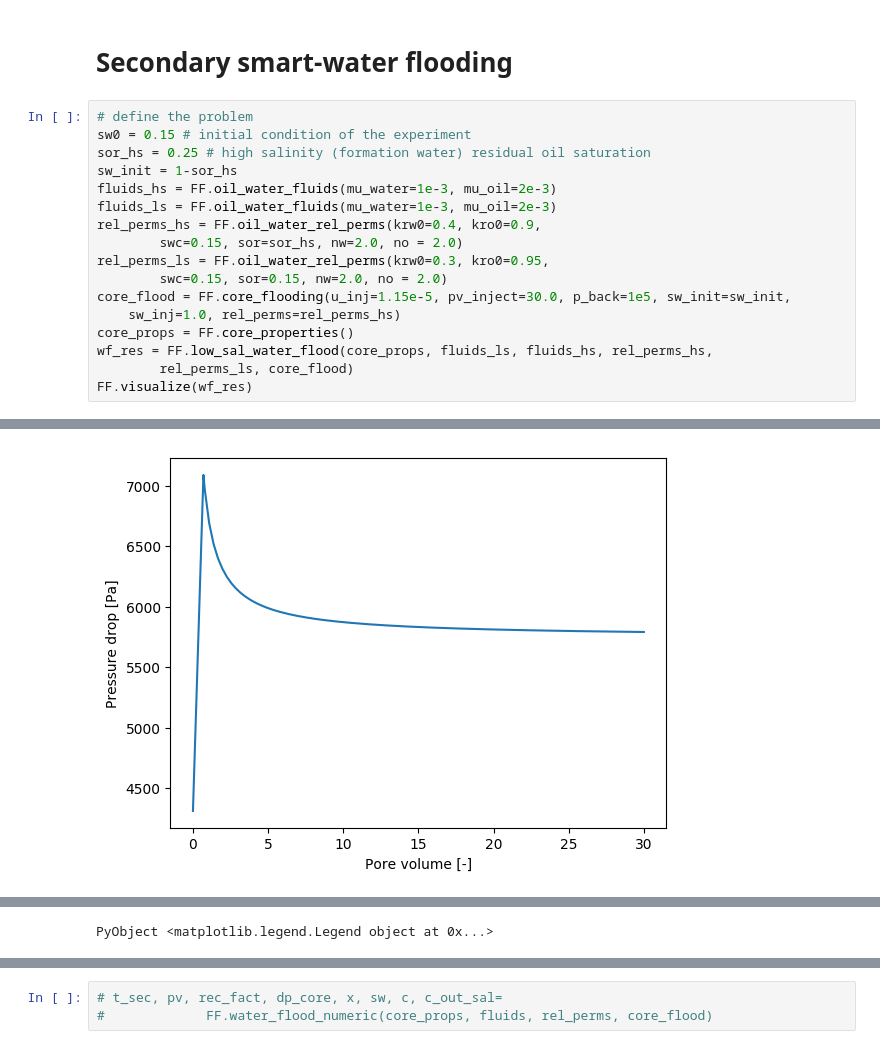
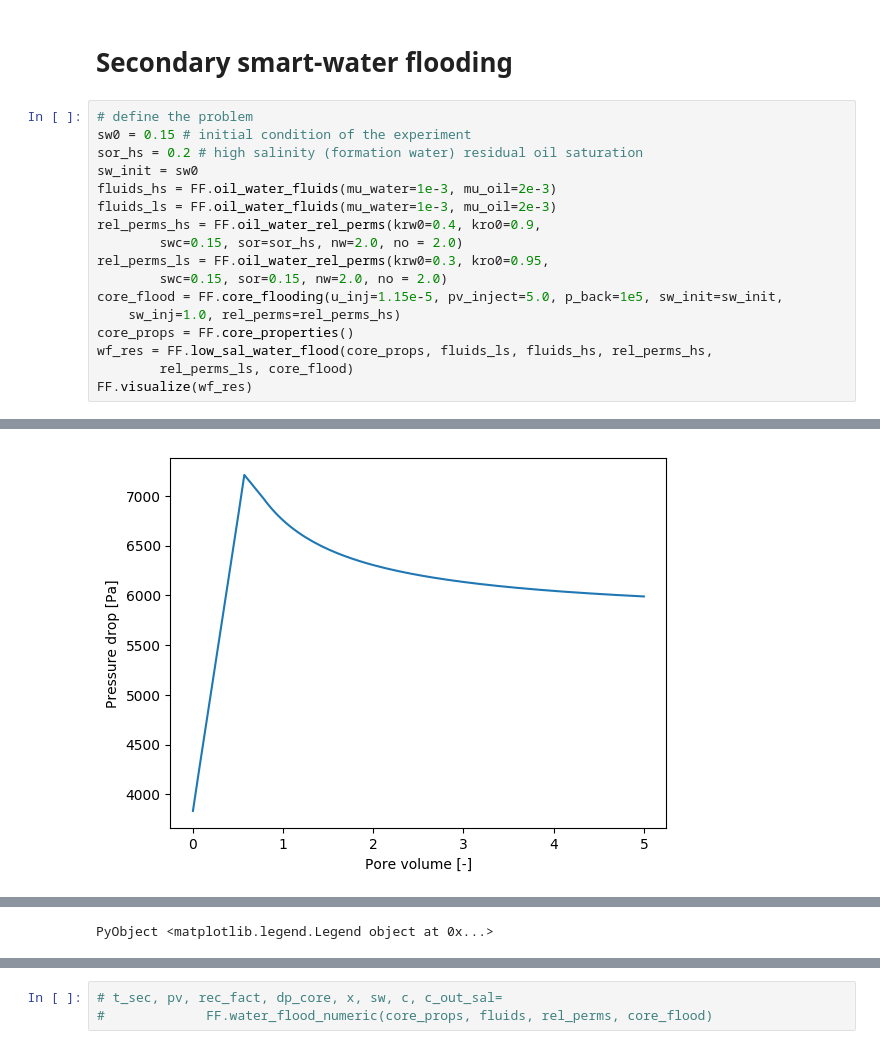
Before and after one commit to simulkade/peteng, a Jupyter notebook: analytical/notebooks/optim_tertiary_WF_lowsal_two_sets.ipynb, the cells around one changed output, grey strips where cells are left out. Saved outputs shown, nothing was run; the diff lists cells and outputs as text.

```diff
--- a/analytical/notebooks/optim_tertiary_WF_lowsal_two_sets.ipynb
+++ b/analytical/notebooks/optim_tertiary_WF_lowsal_two_sets.ipynb
@@ -22,15 +22,15 @@ $$R_{tert}=\frac{R\left(1-S_{w,init}\right)+S_{w,init}-\left(1-S_{or,hs}\right)}
 # %%
 # define the problem
 sw0 = 0.15 # initial condition of the experiment
-sor_hs = 0.25 # high salinity (formation water) residual oil saturation
-sw_init = 1-sor_hs
+sor_hs = 0.2 # high salinity (formation water) residual oil saturation
+sw_init = sw0
 fluids_hs = FF.oil_water_fluids(mu_water=1e-3, mu_oil=2e-3)
 fluids_ls = FF.oil_water_fluids(mu_water=1e-3, mu_oil=2e-3)
 rel_perms_hs = FF.oil_water_rel_perms(krw0=0.4, kro0=0.9,
         swc=0.15, sor=sor_hs, nw=2.0, no = 2.0)
 rel_perms_ls = FF.oil_water_rel_perms(krw0=0.3, kro0=0.95,
         swc=0.15, sor=0.15, nw=2.0, no = 2.0)
-core_flood = FF.core_flooding(u_inj=1.15e-5, pv_inject=30.0, p_back=1e5, sw_init=sw_init,
+core_flood = FF.core_flooding(u_inj=1.15e-5, pv_inject=5.0, p_back=1e5, sw_init=sw_init,
     sw_inj=1.0, rel_perms=rel_perms_hs)
 core_props = FF.core_properties()
 wf_res = FF.low_sal_water_flood(core_props, fluids_ls, fluids_hs, rel_perms_hs,
@@ -42 +42 @@ FF.visualize(wf_res)
-[figure, old version]
+[figure, new version]
```
Also changed, not shown: parts of 10 cells of this notebook.
